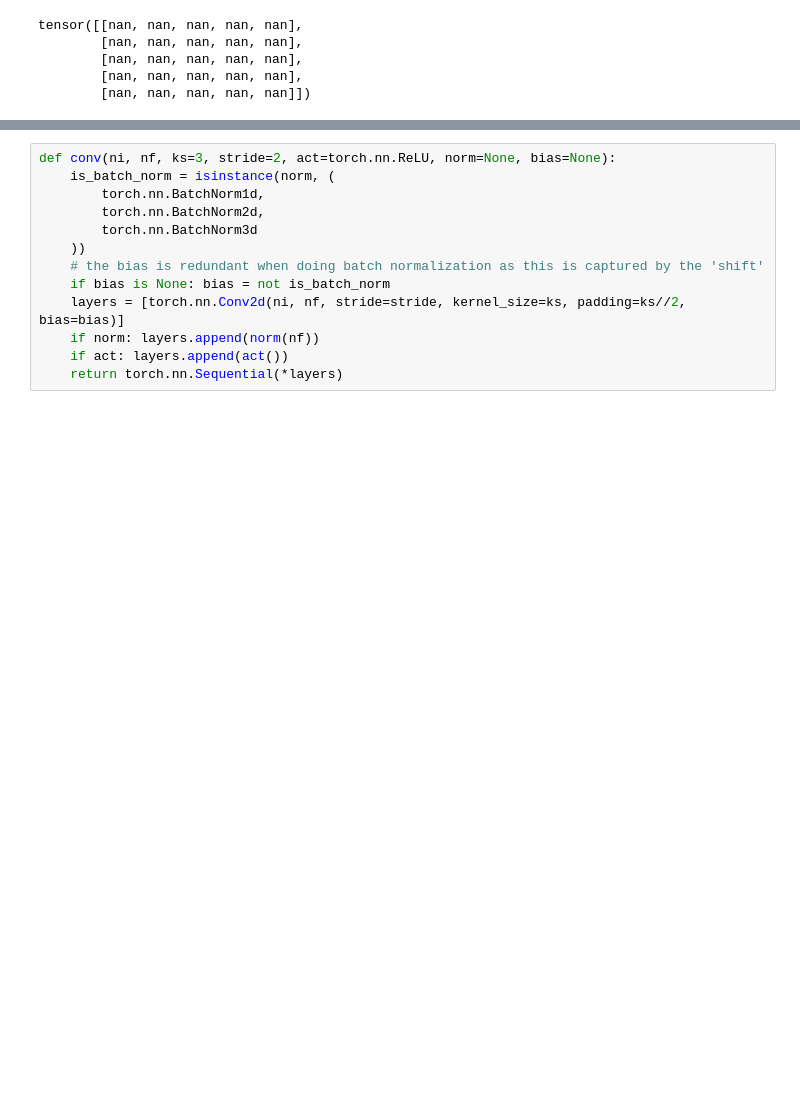
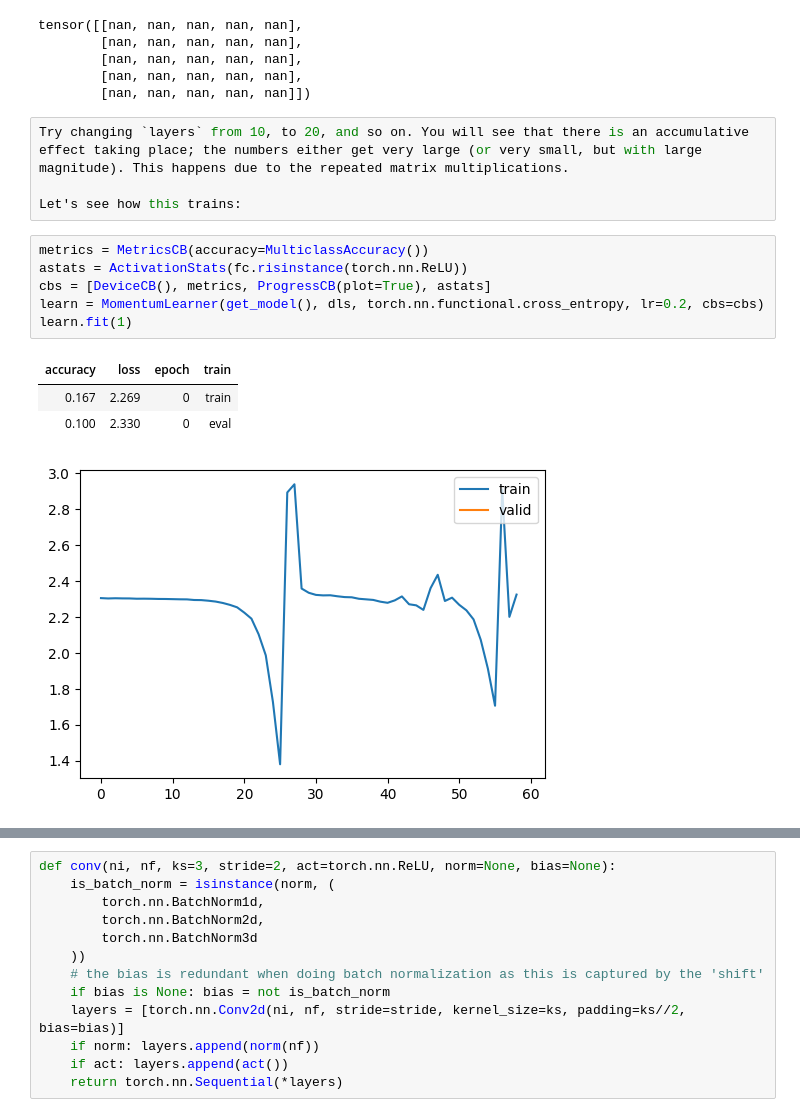
Before and after one commit to Nikhil22/mangocrisp-labs, a Jupyter notebook: training/stability.ipynb, the cells around one changed output, grey strips where cells are left out. Cells and saved outputs as stored; diff of their text form; blank space fills up the shorter version.

```diff
--- a/training/stability.ipynb
+++ b/training/stability.ipynb
@@ -64,4 +66,19 @@ tensor([[nan, nan, nan, nan, nan],
         [nan, nan, nan, nan, nan],
         [nan, nan, nan, nan, nan],
         [nan, nan, nan, nan, nan]])
+# %%
+Try changing `layers` from 10, to 20, and so on. You will see that there is an accumulative effect taking place; the numbers either get very large (or very small, but with large magnitude). This happens due to the repeated matrix multiplications.
+
+Let's see how this trains:
+# %%
+metrics = MetricsCB(accuracy=MulticlassAccuracy())
+astats = ActivationStats(fc.risinstance(torch.nn.ReLU))
+cbs = [DeviceCB(), metrics, ProgressCB(plot=True), astats]
+learn = MomentumLearner(get_model(), dls, torch.nn.functional.cross_entropy, lr=0.2, cbs=cbs)
+learn.fit(1)
+# %% [output]
+| accuracy | loss | epoch | train |
+| 0.167 | 2.269 | 0 | train |
+| 0.100 | 2.330 | 0 | eval |
+[figure, added]
 # %% [markdown]
```
Also changed, not shown: parts of 20 cells of this notebook, 6 other files.
